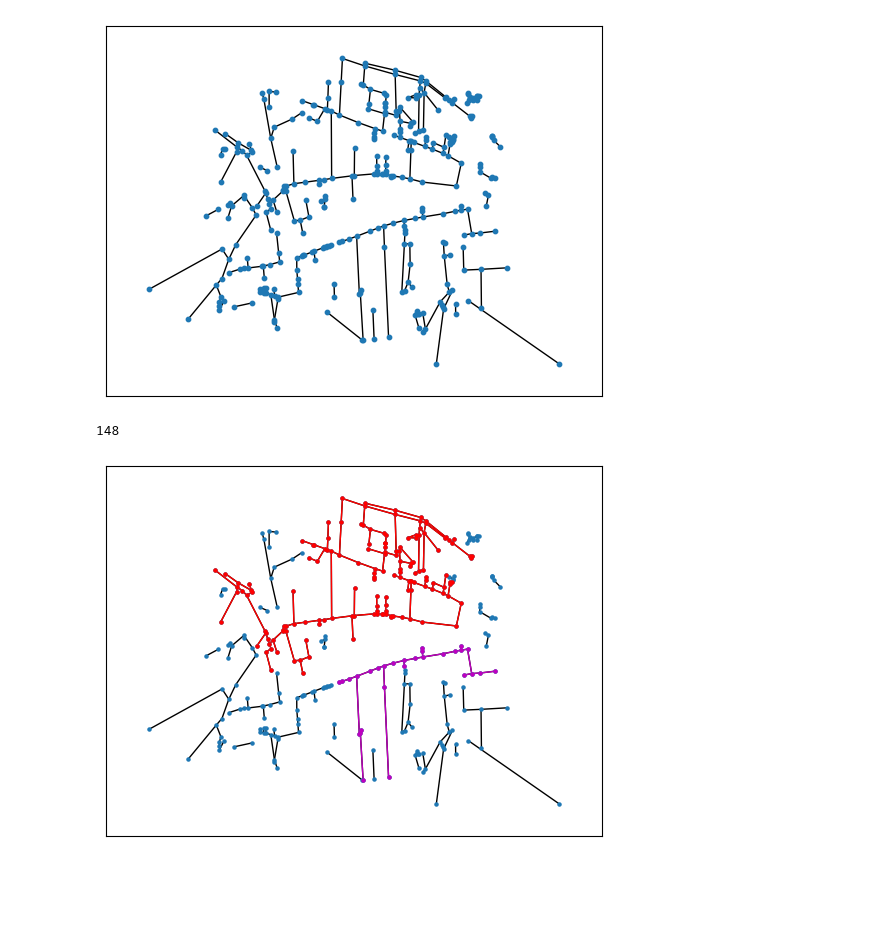
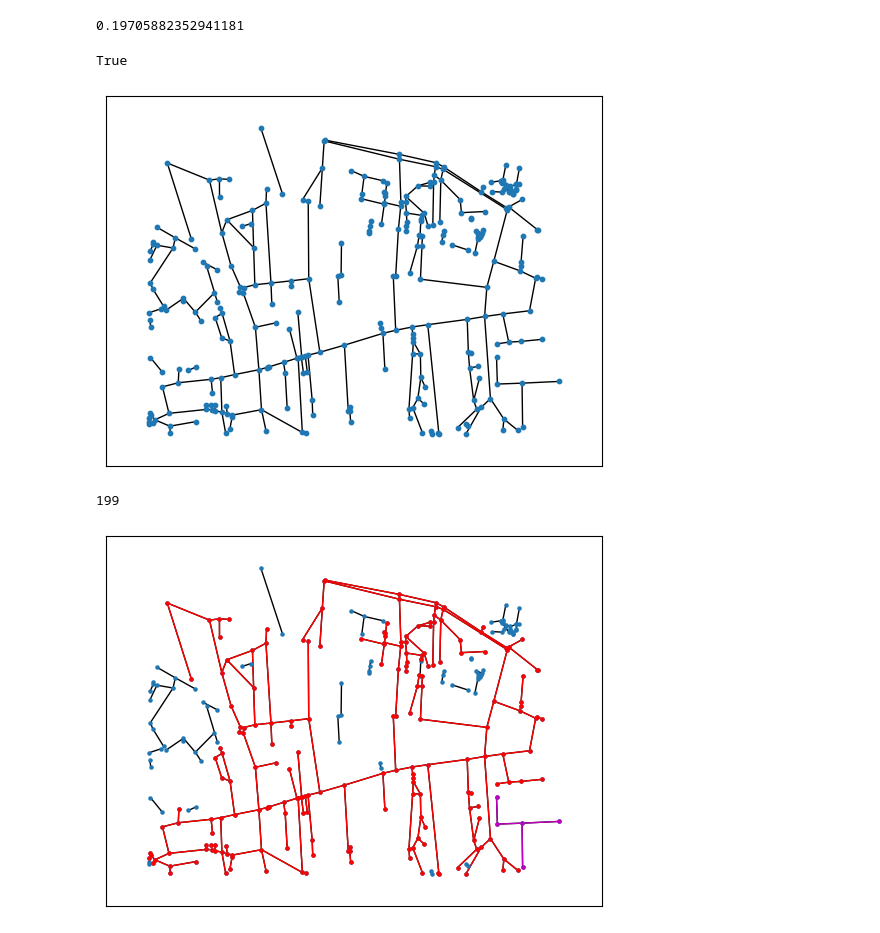
Before and after one commit to jxnw/cycle-routes, a Jupyter notebook: notebooks/filtered_small_map.ipynb, the cells around one changed output. Cells and saved outputs as stored; diff of their text form; code cells hidden in the pictures; blank space fills up the shorter version.

Commit message:
Fix bug in ways_to_edges; Refactor code

```diff
--- a/notebooks/filtered_small_map.ipynb
+++ b/notebooks/filtered_small_map.ipynb
@@ -26,11 +26,19 @@ def filter_ways(result, threshold):
     ways = []
     for way in result.ways:
         score = eval_way(way)
+        if way.id == 158699739:
+            print(score)
         if score > threshold:
             ways.append(way)
     return ways
+# %%
+def node_in_area(node: overpy.Node, config: Config):
+    south, west, north, east = config.bounding_box.South, config.bounding_box.West, \
+        config.bounding_box.North, config.bounding_box.East
+    lon, lat = float(node.lon), float(node.lat)
+    return (lon <= east) and (lon >= west) and (lat >= south) and (lat <= north)
 # %%
-def ways_to_edges(ways: List[overpy.Way]):
+def ways_to_edges(ways: List[overpy.Way], config: Config = Config()):
     link_counter: Dict[str, int] = {}
     for way in ways:
         nodes = way.get_nodes(resolve_missing=True)
@@ -41,6 +49,7 @@ def ways_to_edges(ways: List[overpy.Way]):
     all_nodes = set()
     for way in ways:
         nodes = way.get_nodes(resolve_missing=True)
+        nodes = [node for node in nodes if node_in_area(node, config)]
         if len(nodes) == 2:
             edges.append([nodes[0].id, nodes[1].id])  # add way as an edge
             all_nodes.add(nodes[0])
@@ -49,23 +58,26 @@ def ways_to_edges(ways: List[overpy.Way]):
         head = nodes[0]
         tail = nodes[len(nodes) - 1]
         prev = head
-        for i in range(1, len(nodes) - 1):
+        for i in range(1, len(nodes)):
             node = nodes[i]
-            if link_counter[node.id] > 1:
-                # break the way on node
+            if (link_counter[node.id] > 1 or node is tail) and prev.id != node.id:
                 edges.append([prev.id, node.id])
                 all_nodes.add(prev)
                 all_nodes.add(node)
                 prev = node
-                if i == len(nodes) - 2:
-                    edges.append([node.id, tail.id])
-                    all_nodes.add(tail)
     return edges, list(all_nodes)
 # %%
 api = overpy.Overpass()
 # result = api.query("nwr(56.3284, -2.8350, 56.3437, -2.7855); out;")  # st andrews
 result = api.query("nwr(56.3375, -2.8059, 56.3422, -2.7888); out;")
 # %%
-ways = filter_ways(result, 0)
+ways = filter_ways(result, 0.1)
+# %% [output]
+0.19705882352941181
 # %%
 edges, all_nodes = ways_to_edges(ways)
+# %%
+ids = set([node.id for node in all_nodes])
+print(261732339 in ids)
+# %% [output]
+True
@@ -74,9 +91,9 @@ layout = {node.id: (float(node.lon), float(node.lat)) for node in all_nodes}
 # %%
 G = nx.Graph(edges)
 # %%
-nx.draw_networkx(G, pos=layout, with_labels=False, node_size=10)
+nx.draw_networkx(G, pos=layout, with_labels=False, node_size=10, font_size=6)
 # %% [output]
-[figure, old version]
+[figure, new version]
 # %%
 def poly_area(x,y):
     return 0.5 * np.abs(np.dot(x, np.roll(y, 1)) - np.dot(y, np.roll(x, 1)))
@@ -93,12 +110,17 @@ def group_area(group, layout):
 sorted_groups = sorted(nx.connected_components(G), key=lambda g: group_area(g, layout), reverse=True)
 len(sorted_groups[0])
 # %% [output]
-148
+199
 # %%
 largest_component = G.subgraph(list(sorted_groups[0]))
 second_component = G.subgraph(list(sorted_groups[1]))
-nx.draw_networkx(G, pos=layout, with_labels=False, node_size=5)
-nx.draw_networkx(largest_component, pos=layout, with_labels=False, node_size=5, node_color='r', edge_color='r')
-nx.draw_networkx(second_component, pos=layout, with_labels=False, node_size=5, node_color='m', edge_color='m')
+nx.draw_networkx(G, pos=layout, with_labels=False, \
+                 node_size=5)
+nx.draw_networkx(largest_component, pos=layout, \
+                 with_labels=False, node_size=5, \
+                 node_color='r', edge_color='r', font_size=6)
+nx.draw_networkx(second_component, pos=layout, \
+                 with_labels=False, node_size=5, \
+                 node_color='m', edge_color='m', font_size=6)
 # %% [output]
-[figure, old version]
+[figure, new version]
```
Also changed, not shown: parts of 1 cell of this notebook, 6 other files.
